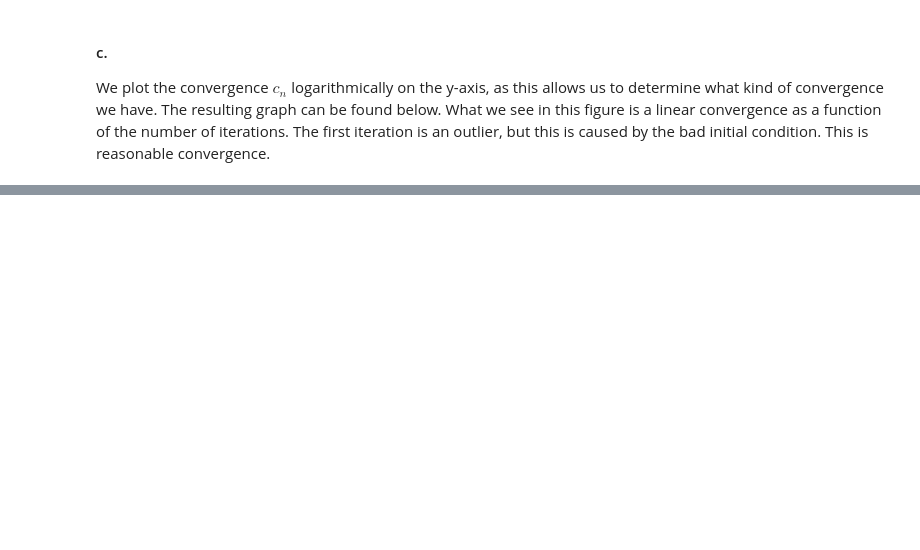
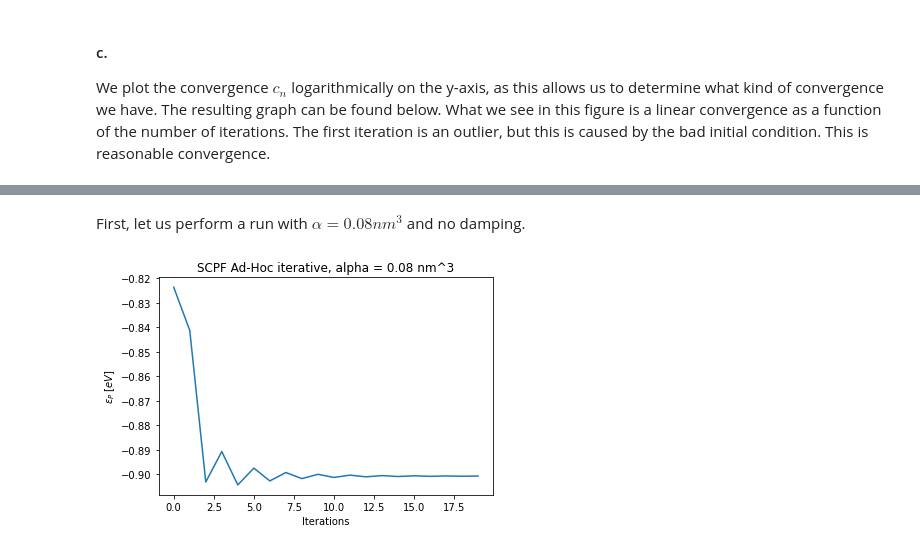
Before and after one commit to KevoSoftworks/mathematical_and_numerical_physics, a Jupyter notebook: part_2/part2.ipynb, the cells around one changed output, grey strips where cells are left out. Saved outputs shown, nothing was run; the diff lists cells and outputs as text; code cells hidden in the pictures; blank space fills up the shorter version.

```diff
--- a/part_2/part2.ipynb
+++ b/part_2/part2.ipynb
@@ -384,0 +407,6 @@ plt.plot(range(len(ep)), ep);
+# %% [markdown]
+First, let us perform a run with $\alpha = 0.08 nm^3$ and no damping.
+# %%
+ad_hoc(1, 1, 0.08);
+# %% [output]
+[figure, added]
```
Also changed, not shown: parts of 23 cells of this notebook.
